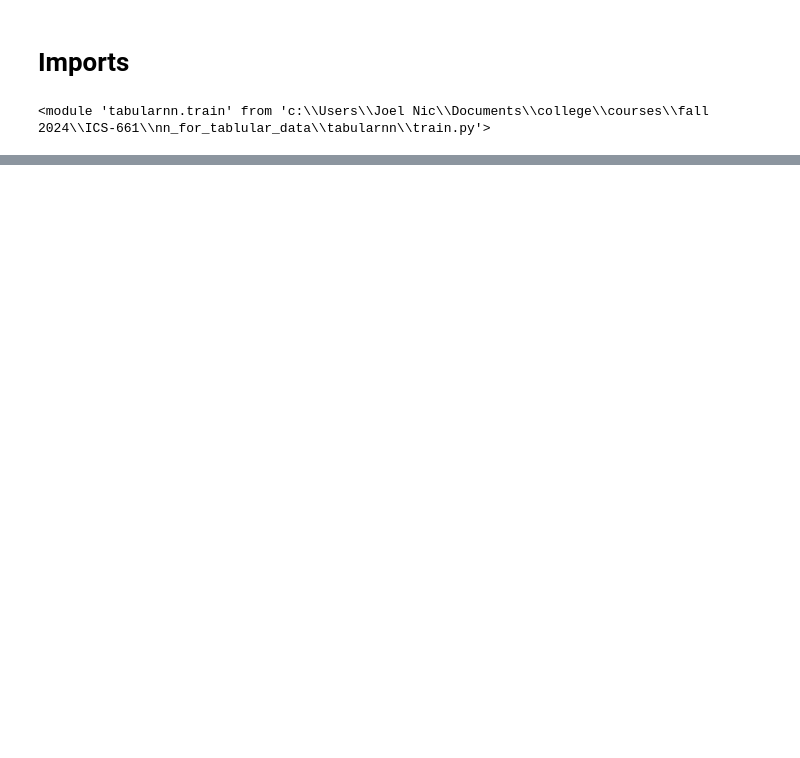
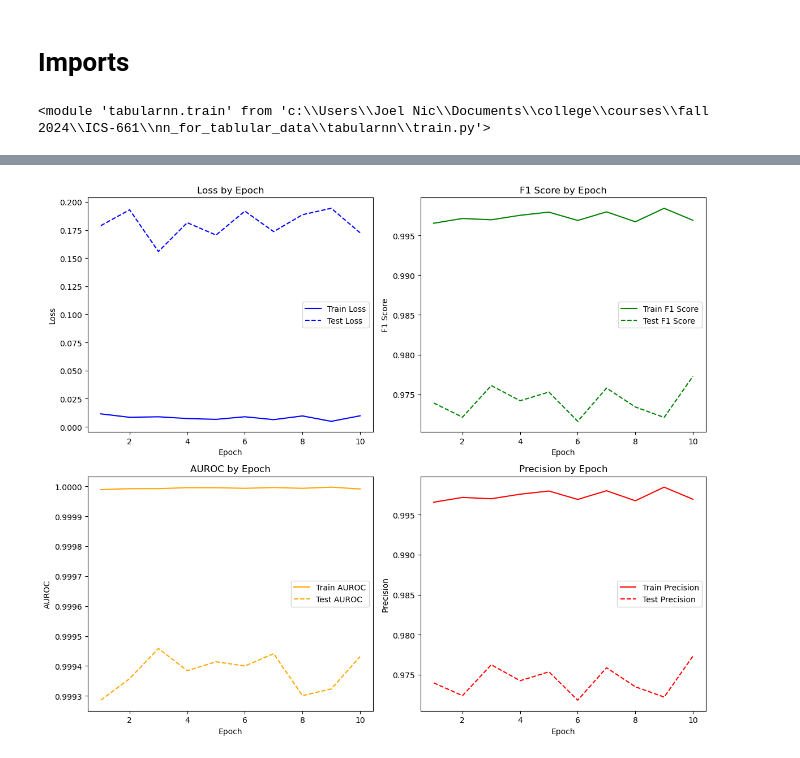
Before and after one commit to jnicolow/linear_model_for_MNIST, a Jupyter notebook: 01.ipynb, the cells around one changed output, grey strips where cells are left out. Saved outputs shown, nothing was run; the diff lists cells and outputs as text; code cells hidden in the pictures; blank space fills up the shorter version.

```diff
--- a/01.ipynb
+++ b/01.ipynb
@@ -71,0 +66,3 @@ TypeError: object of type 'float' has no len()
+# %%
+importlib.reload(train)
+# %% [output]
@@ -71,0 +79 @@ TypeError: object of type 'float' has no len()
+[figure, added]
```
Also changed, not shown: parts of 12 cells of this notebook, 2 other files.
